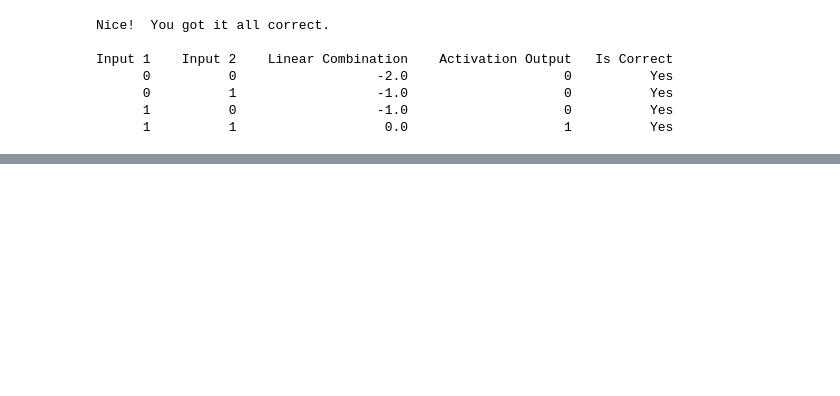
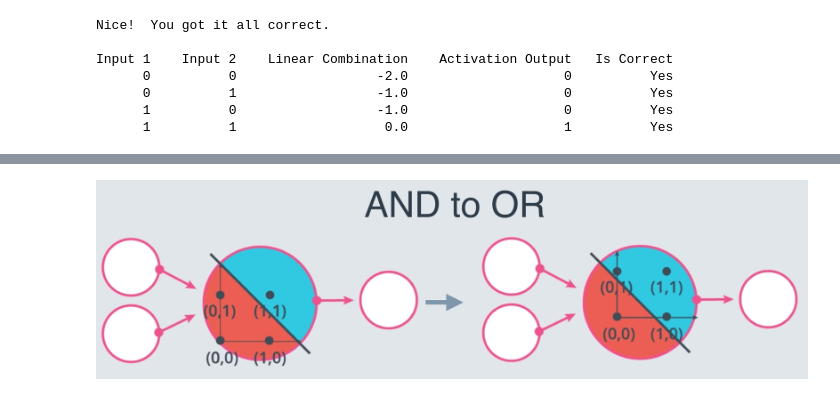
Before and after one commit to arpitsharma9/01_machine_learning, a Jupyter notebook: 03_Neural_Network_Perceptron.ipynb, the cells around one changed output, grey strips where cells are left out. Drawn from its saved outputs; the diff is of its cells as text; code cells hidden in the pictures; blank space fills up the shorter version.

```diff
--- a/03_Neural_Network_Perceptron.ipynb
+++ b/03_Neural_Network_Perceptron.ipynb
@@ -45,0 +70,5 @@ Input 1    Input 2    Linear Combination    Activation Output   Is Correct
+# %%
+## displaying inline image for 'AND' to 'OR' Perceptron
+Image.open(image1)
+# %% [output]
+[figure, added]
```
Also changed, not shown: parts of 8 cells of this notebook.
